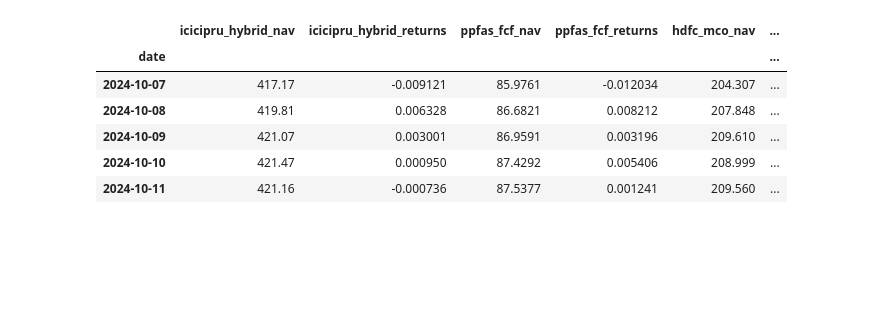
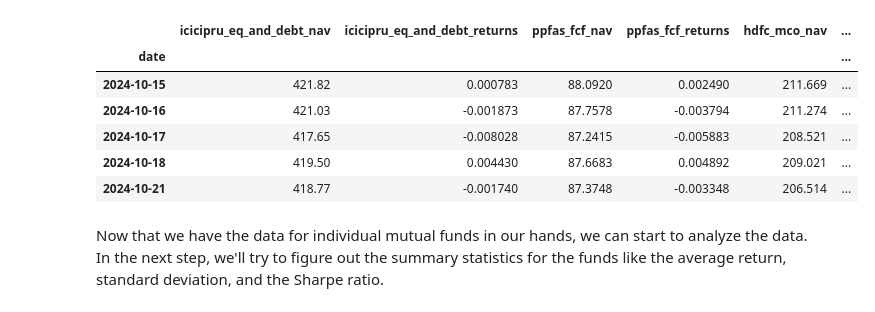
Before and after one commit to akhilesh84/pythonlab, a Jupyter notebook: Notebooks/Finance/Mutual-Funds-Comparison.ipynb, the cells around one changed output. Cells and saved outputs as stored; diff of their text form; code cells hidden in the pictures; blank space fills up the shorter version.

```diff
--- a/Notebooks/Finance/Mutual-Funds-Comparison.ipynb
+++ b/Notebooks/Finance/Mutual-Funds-Comparison.ipynb
@@ -79,11 +75,0 @@ hdfc_mco = get_mf_data(hdfc_mco_url, 'hdfc_mco_')
-# %%
-master_data = enrich_with_normalized_navs(merge_dataframes_on_index([icicipru_eq_and_debt, ppfas_fcf, hdfc_mco]))
-master_data.tail()
-# %% [output]
-|  | icicipru_hybrid_nav | icicipru_hybrid_returns | ppfas_fcf_nav | ppfas_fcf_returns | hdfc_mco_nav | ... |
-| date |  |  |  |  |  | ... |
-| 2024-10-07 | 417.17 | -0.009121 | 85.9761 | -0.012034 | 204.307 | ... |
-| 2024-10-08 | 419.81 | 0.006328 | 86.6821 | 0.008212 | 207.848 | ... |
-| 2024-10-09 | 421.07 | 0.003001 | 86.9591 | 0.003196 | 209.610 | ... |
-| 2024-10-10 | 421.47 | 0.000950 | 87.4292 | 0.005406 | 208.999 | ... |
-| 2024-10-11 | 421.16 | -0.000736 | 87.5377 | 0.001241 | 209.560 | ... |
@@ -90,3 +79,18 @@ master_data.tail()
+# %%
+fund_vars = [value for key,value in globals().items() if key.startswith(fund_variable_prefix)]
+
+master_data = enrich_with_normalized_navs(merge_dataframes_on_index(fund_vars))
+master_data.tail()
+# %% [output]
+|  | icicipru_eq_and_debt_nav | icicipru_eq_and_debt_returns | ppfas_fcf_nav | ppfas_fcf_returns | hdfc_mco_nav | ... |
+| date |  |  |  |  |  | ... |
+| 2024-10-15 | 421.82 | 0.000783 | 88.0920 | 0.002490 | 211.669 | ... |
+| 2024-10-16 | 421.03 | -0.001873 | 87.7578 | -0.003794 | 211.274 | ... |
+| 2024-10-17 | 417.65 | -0.008028 | 87.2415 | -0.005883 | 208.521 | ... |
+| 2024-10-18 | 419.50 | 0.004430 | 87.6683 | 0.004892 | 209.021 | ... |
+| 2024-10-21 | 418.77 | -0.001740 | 87.3748 | -0.003348 | 206.514 | ... |
+# %% [markdown]
+Now that we have the data for individual mutual funds in our hands, we can start to analyze the data. In the next step, we'll try to figure out the summary statistics for the funds like the average return, standard deviation, and the Sharpe ratio.
 # %%
 plt.figure(figsize=(12, 12))
 
```
Also changed, not shown: parts of 9 cells of this notebook, 3 other files.
